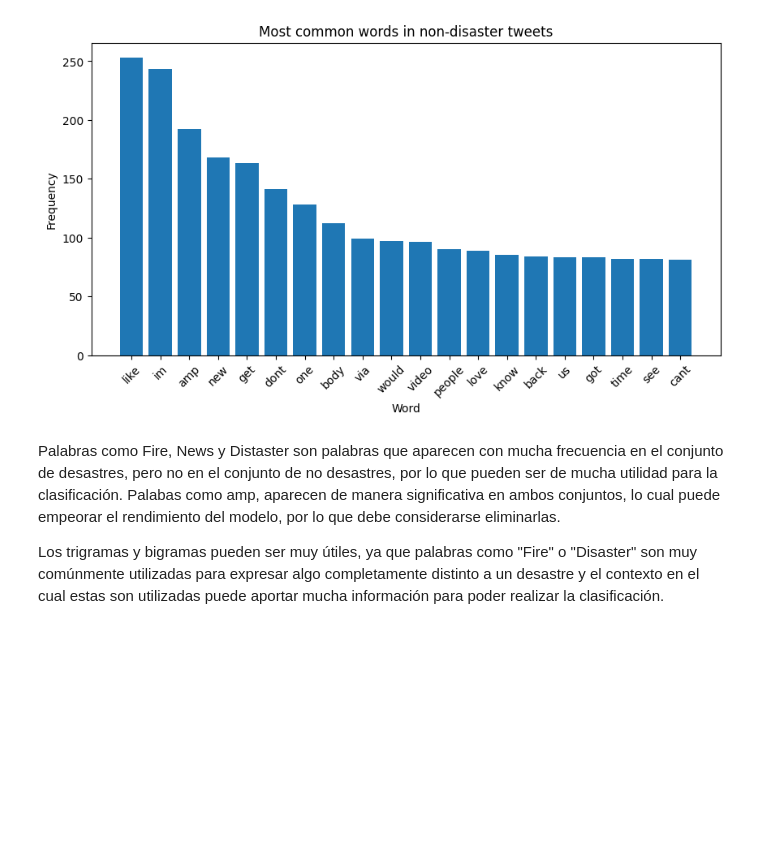
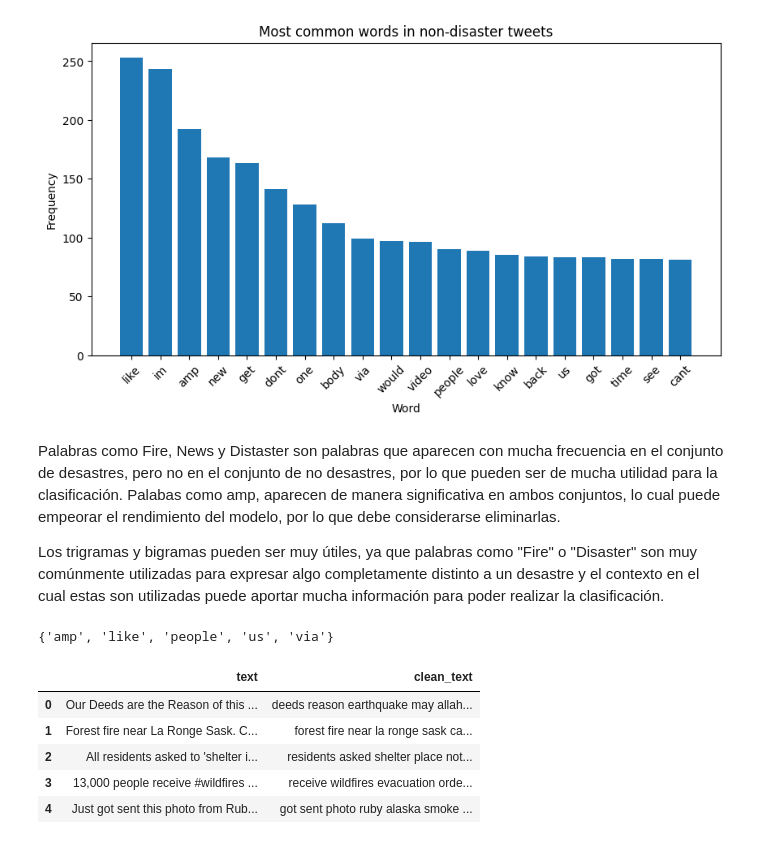
Before and after one commit to Montoya086/Natural-Lang-Process, a Jupyter notebook: tweet-analizer.ipynb, the cells around one changed output. Cells and saved outputs as stored; diff of their text form; code cells hidden in the pictures; blank space fills up the shorter version.

Commit message:
delete common words for disaster and non disaster

```diff
--- a/tweet-analizer.ipynb
+++ b/tweet-analizer.ipynb
@@ -92,3 +92,28 @@ Text(0.5, 1.0, 'Most common words in non-disaster tweets')
 Palabras como Fire, News y Distaster son palabras que aparecen con mucha frecuencia en el conjunto de desastres, pero no en el conjunto de no desastres, por lo que pueden ser de mucha utilidad para la clasificación. Palabas como amp, aparecen de manera significativa en ambos conjuntos, lo cual puede empeorar el rendimiento del modelo, por lo que debe considerarse eliminarlas.
 
 Los trigramas y bigramas pueden ser muy útiles, ya que palabras como "Fire" o "Disaster" son muy comúnmente utilizadas para expresar algo completamente distinto a un desastre y el contexto en el cual estas son utilizadas puede aportar mucha información para poder realizar la clasificación.
+# %%
+#find the common words in both disaster and non-disaster tweets
+disaster_common_words = {word for word, _ in disaster_word_freq.most_common(20)}
+non_disaster_common_words = {word for word, _ in non_disaster_word_freq.most_common(20)}
+
+common_words = disaster_common_words.intersection(non_disaster_common_words)
+
+common_words
+# %% [output]
+{'amp', 'like', 'people', 'us', 'via'}
+# %%
+#delete the common words from de clean_text column
+def remove_common_words(text):
+    return ' '.join([word for word in text.split() if word not in common_words])
+
+df['clean_text'] = df['clean_text'].apply(remove_common_words)
+
+df[['text', 'clean_text']].head()
+# %% [output]
+|  | text | clean_text |
+| 0 | Our Deeds are the Reason of this ... | deeds reason earthquake may allah... |
+| 1 | Forest fire near La Ronge Sask. C... | forest fire near la ronge sask ca... |
+| 2 | All residents asked to 'shelter i... | residents asked shelter place not... |
+| 3 | 13,000 people receive #wildfires ... | receive wildfires evacuation orde... |
+| 4 | Just got sent this photo from Rub... | got sent photo ruby alaska smoke ... |
```
